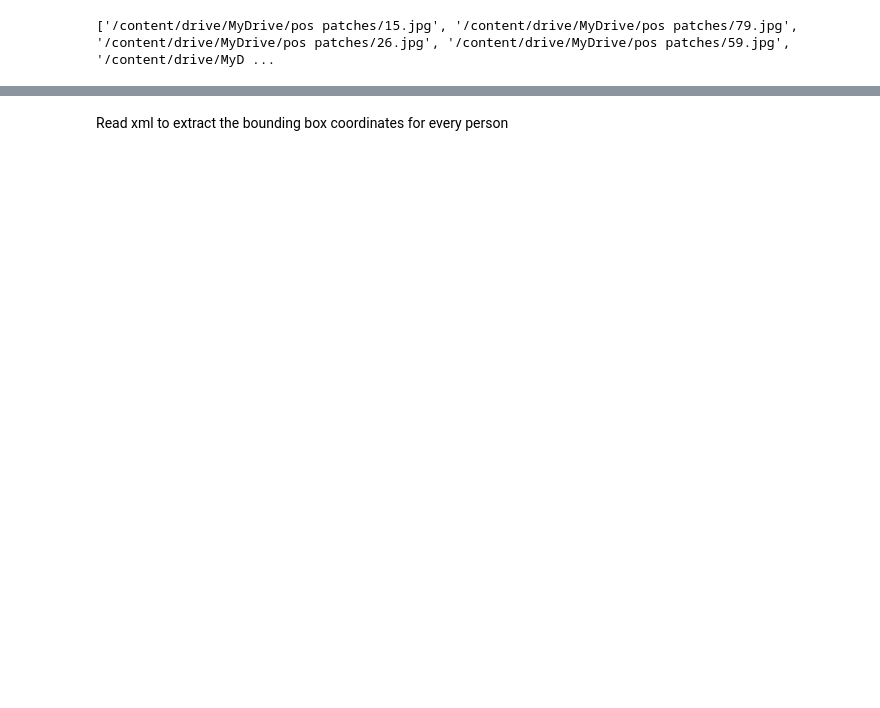
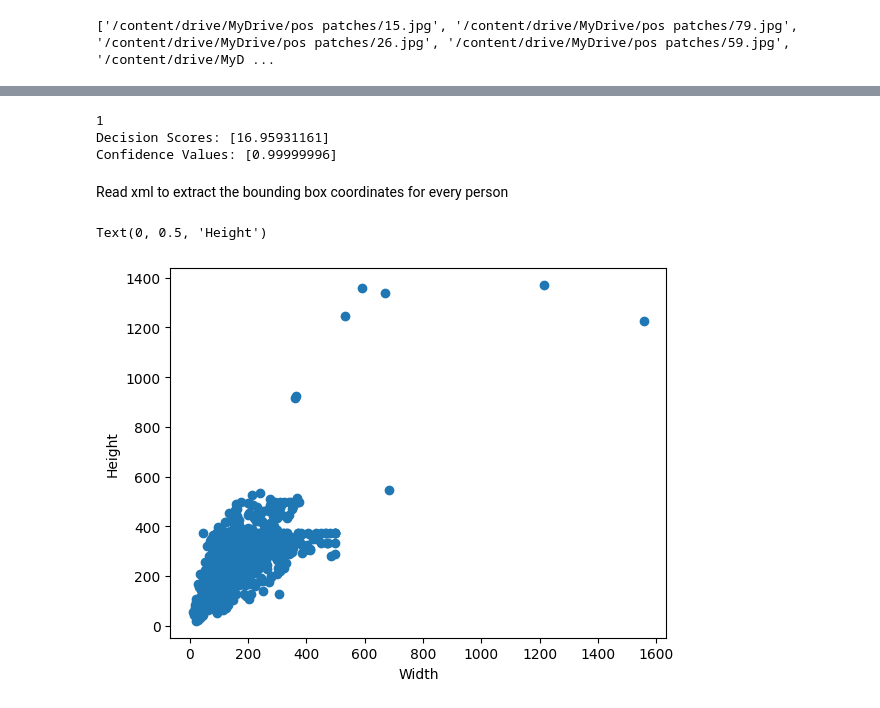
Before and after one commit to KayalvizhiT513/MobileNet-FeatureExtraction-HumanDetection, a Jupyter notebook: Training_Mobile_net.ipynb, the cells around one changed output, grey strips where cells are left out. Saved outputs shown, nothing was run; the diff lists cells and outputs as text; code cells hidden in the pictures; blank space fills up the shorter version.

```diff
--- a/Training_Mobile_net.ipynb
+++ b/Training_Mobile_net.ipynb
@@ -234,0 +185,5 @@ array([[[178, 178, 166],
+# %%
+x = int(centroids_list[1][0])
+y = int(centroids_list[1][1])
+# cv2.rectangle(img, (100, 10), (x, 10 + y), (0, 255, 0), 2)
+cv2.rectangle(img, (100, 13), (244, 237), (0, 255, 0), 2)
@@ -235,2 +208,69 @@ array([[[178, 178, 166],
+# %%
+resized_block = cv2.resize(img[13:237, 100:244], (160, 160))
+normalized_block = resized_block.astype("float32") / 255.0
+input_block = np.expand_dims(normalized_block, axis=0)
+
+# Extract features
+features = base_model.predict(input_block, verbose=0)
+
+# Predict using SVM
+pred = clf.predict(features)[0]
+
+print(pred)
+
+decision_values = clf.decision_function(features)
+
+# Convert to confidence values
+confidence = 1.0 / (1.0 + np.exp(-decision_values))
+
+print("Decision Scores:", decision_values)
+print("Confidence Values:", confidence)
+# %% [output]
+1
+Decision Scores: [16.95931161]
+Confidence Values: [0.99999996]
 # %% [markdown]
 Read xml to extract the bounding box coordinates for every person
+# %%
+import os
+import glob
+from bs4 import BeautifulSoup
+import matplotlib.pyplot as plt
+import cv2
+
+i = 0
+dim_of_bnd_box_list = []
+for ann_path in glob.glob(os.path.join("/content/drive/MyDrive/Annotations","*.xml")):
+
+  with open(ann_path) as f:
+
+    data = f.read()
+    parsedData = BeautifulSoup(data)
+    objects = parsedData.find_all("object")
+
+
+    for obj in objects:
+      xmin = int(obj.find("bndbox").find("xmin").text)
+      ymin = int(obj.find("bndbox").find("ymin").text)
+      xmax = int(obj.find("bndbox").find("xmax").text)
+      ymax = int(obj.find("bndbox").find("ymax").text)
+
+      width = xmax - xmin
+      height = ymax - ymin
+
+      if(xmax>xmin and ymax>ymin):
+        dim_of_bnd_box_list.append([width,height])
+        i+=1
+
+      else:
+        print("Invald BoudingBox")
+  if(i>=1000):
+      break
+# %%
+# plot width vs height in a scatter plot
+plt.scatter([x[0] for x in dim_of_bnd_box_list], [x[1] for x in dim_of_bnd_box_list])
+plt.xlabel('Width')
+plt.ylabel('Height')
+# %% [output]
+Text(0, 0.5, 'Height')
+[figure, added]
```
Also changed, not shown: parts of 17 cells of this notebook.
